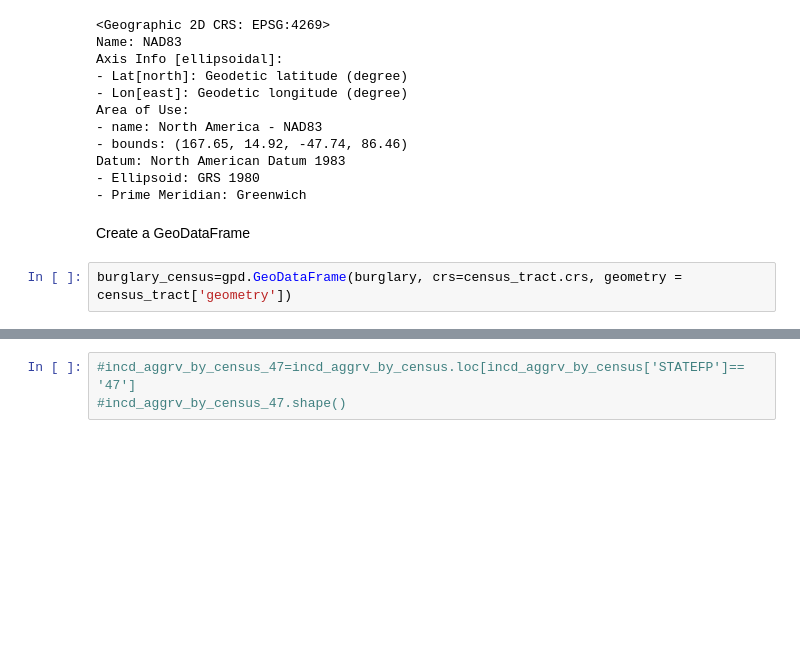
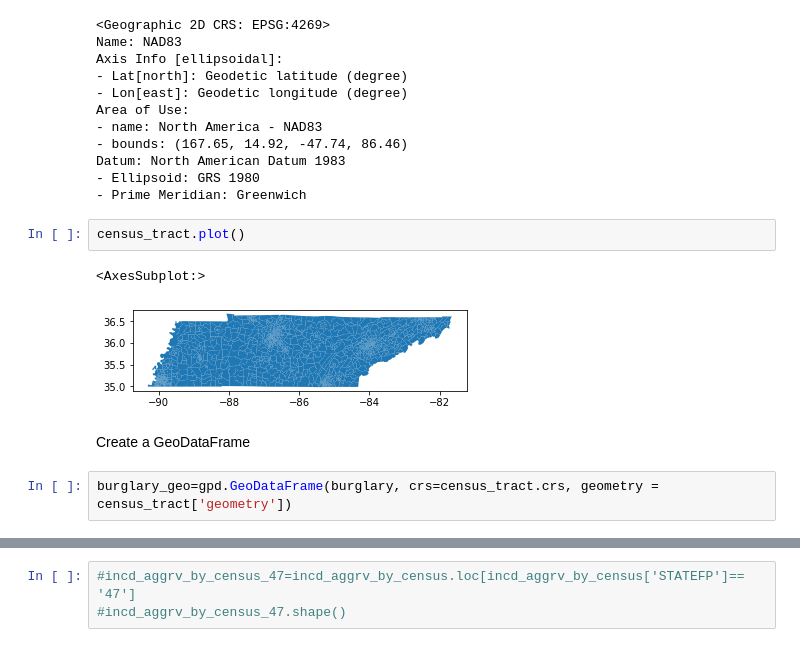
Before and after one commit to nss-data-science-cohort-5/geospatial_api-silver-sharks, a Jupyter notebook: notebooks/Burglaries_v1.ipynb, the cells around one changed output, grey strips where cells are left out. Saved outputs shown, nothing was run; the diff lists cells and outputs as text; blank space fills up the shorter version.

```diff
--- a/notebooks/Burglaries_v1.ipynb
+++ b/notebooks/Burglaries_v1.ipynb
@@ -164,8 +164,13 @@ Area of Use:
 Datum: North American Datum 1983
 - Ellipsoid: GRS 1980
 - Prime Meridian: Greenwich
+# %%
+census_tract.plot()
+# %% [output]
+<AxesSubplot:>
+[figure, added]
 # %% [markdown]
 Create a GeoDataFrame
 # %%
-burglary_census=gpd.GeoDataFrame(burglary, crs=census_tract.crs, geometry = census_tract['geometry'])
+burglary_geo=gpd.GeoDataFrame(burglary, crs=census_tract.crs, geometry = census_tract['geometry'])
 # %%
```
Also changed, not shown: parts of 31 cells of this notebook.
